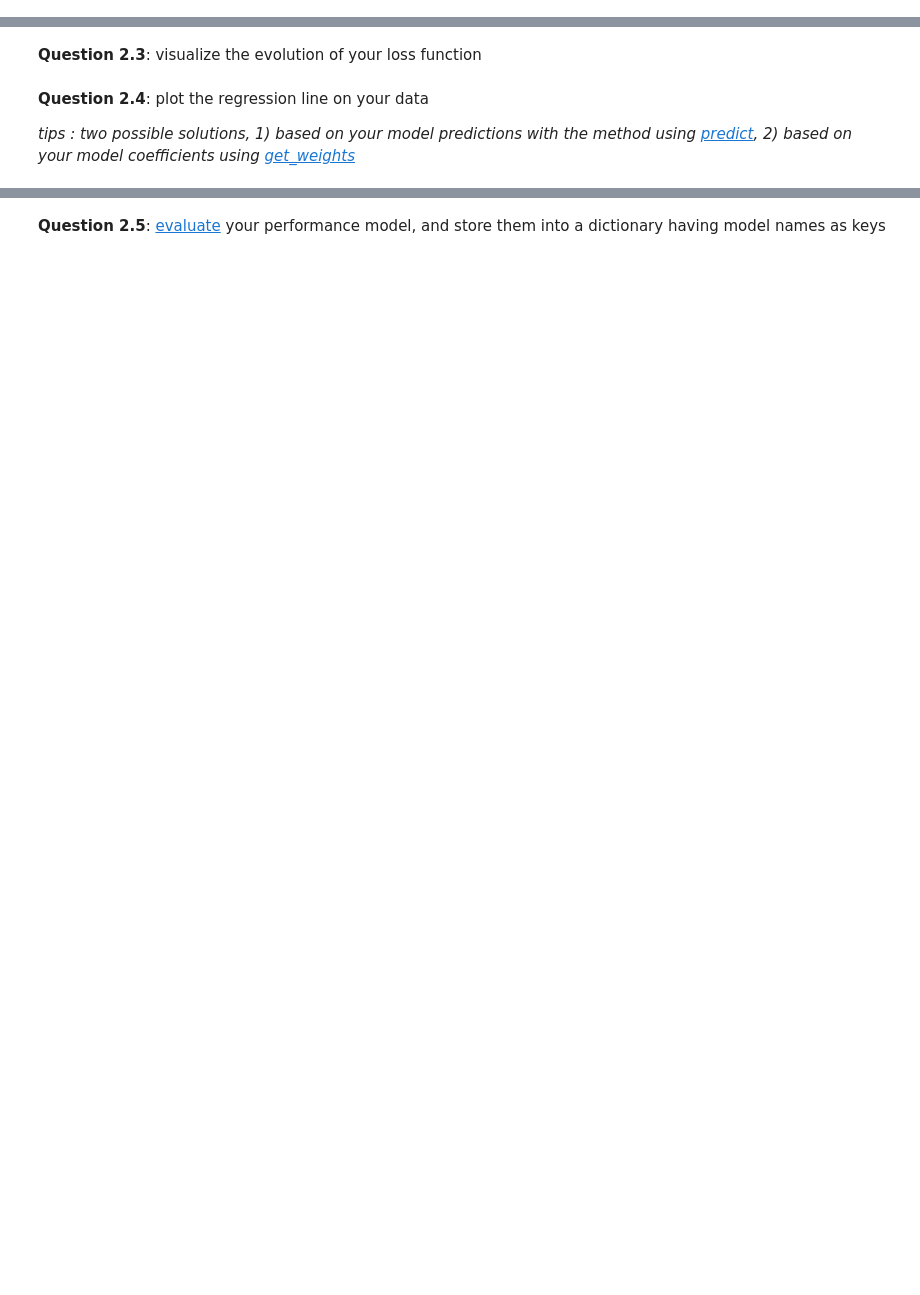
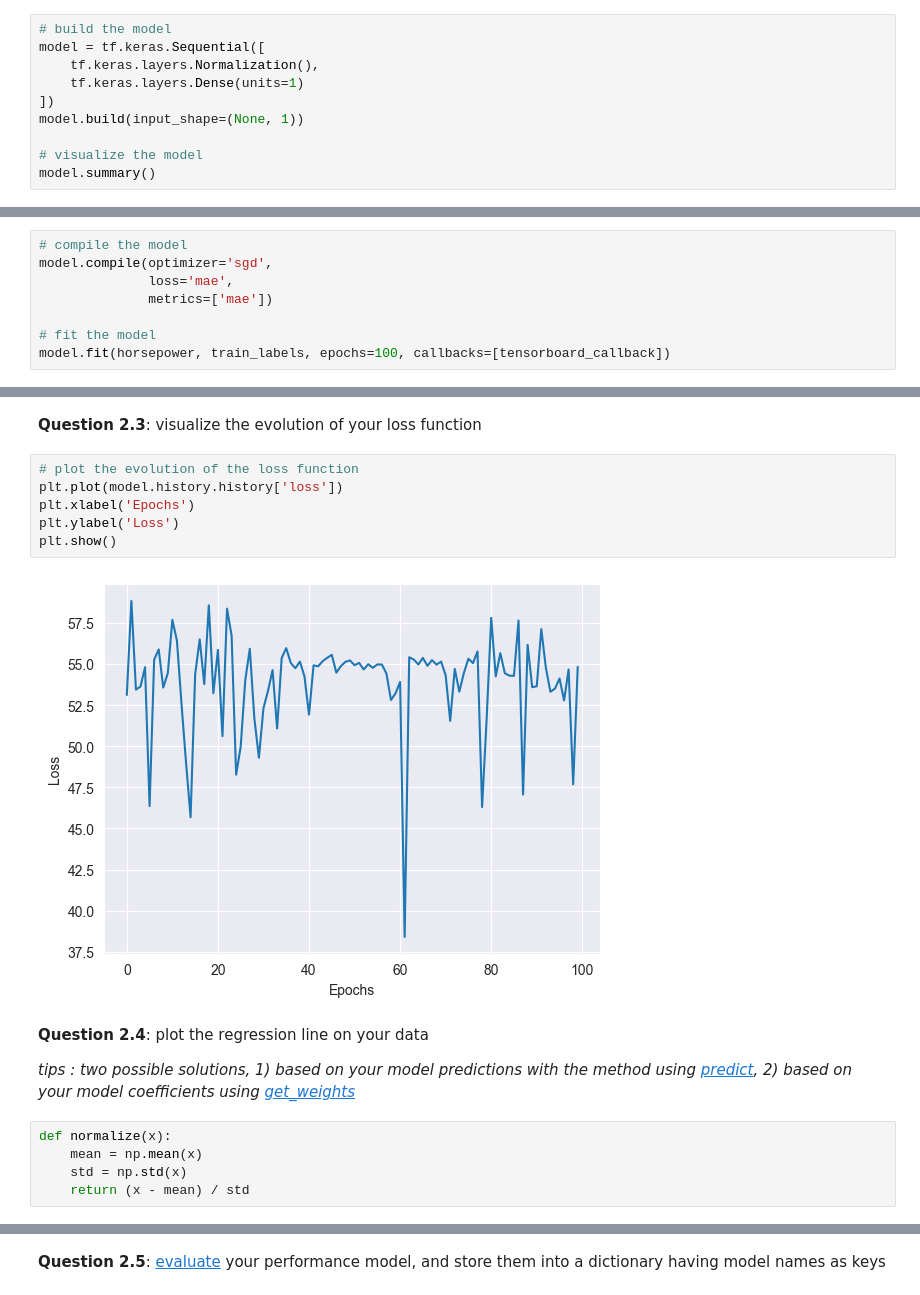
Before and after one commit to thomas40510/MLMythe, a Jupyter notebook: TP4/TP4.ipynb, the cells around one changed output, grey strips where cells are left out. Drawn from its saved outputs; the diff is of its cells as text; blank space fills up the shorter version.

```diff
--- a/TP4/TP4.ipynb
+++ b/TP4/TP4.ipynb
@@ -135,3 +145,13 @@ In this section we will try to predict the variable `MPG` with the single predic
 horsepower = np.array(train_features['Horsepower'])[:,np.newaxis]
 # %% [markdown]
 **Question 2.1**: build a neural network architecture for a linear regression using the `tf.keras.Sequential` tool. Re-use [`tf.keras.layers.Normalization`](https://www.tensorflow.org/api_docs/python/tf/keras/layers/Normalization) to integrate your normalization to the architecture. Visualize the model with the `summary()` method and comment output shapes and numbers of parameters.
+# %%
+# build the model
+model = tf.keras.Sequential([
+    tf.keras.layers.Normalization(),
+    tf.keras.layers.Dense(units=1)
+])
+model.build(input_shape=(None, 1))
+
+# visualize the model
+model.summary()
@@ -138,2 +173,10 @@ horsepower = np.array(train_features['Horsepower'])[:,np.newaxis]
 # %% [markdown]
 **Question 2.2**: [compile](https://www.tensorflow.org/api_docs/python/tf/keras/Model#compile) the model using a Stochastic Gradient Descent optimizer and a Mean Absolute Error both as loss and accuracy metric. [Fit](https://www.tensorflow.org/api_docs/python/tf/keras/Model#fit) it to your data.
+# %%
+# compile the model
+model.compile(optimizer='sgd',
+              loss='mae',
+              metrics=['mae'])
+
+# fit the model
+model.fit(horsepower, train_labels, epochs=100, callbacks=[tensorboard_callback])
@@ -140,6 +202,19 @@ horsepower = np.array(train_features['Horsepower'])[:,np.newaxis]
 # %% [markdown]
 **Question 2.3**: visualize the evolution of your loss function
+# %%
+# plot the evolution of the loss function
+plt.plot(model.history.history['loss'])
+plt.xlabel('Epochs')
+plt.ylabel('Loss')
+plt.show()
+# %% [output]
+[figure, added]
 # %% [markdown]
 **Question 2.4**: plot the regression line on your data
 
 *tips : two possible solutions, 1) based on your model predictions with the method using [predict](https://www.tensorflow.org/api_docs/python/tf/keras/Model#predict), 2) based on your model coefficients using [get_weights](https://www.tensorflow.org/api_docs/python/tf/keras/layers/Layer#get_weights)*
+# %%
+def normalize(x):
+    mean = np.mean(x)
+    std = np.std(x)
+    return (x - mean) / std
```
Also changed, not shown: parts of 19 cells of this notebook.
